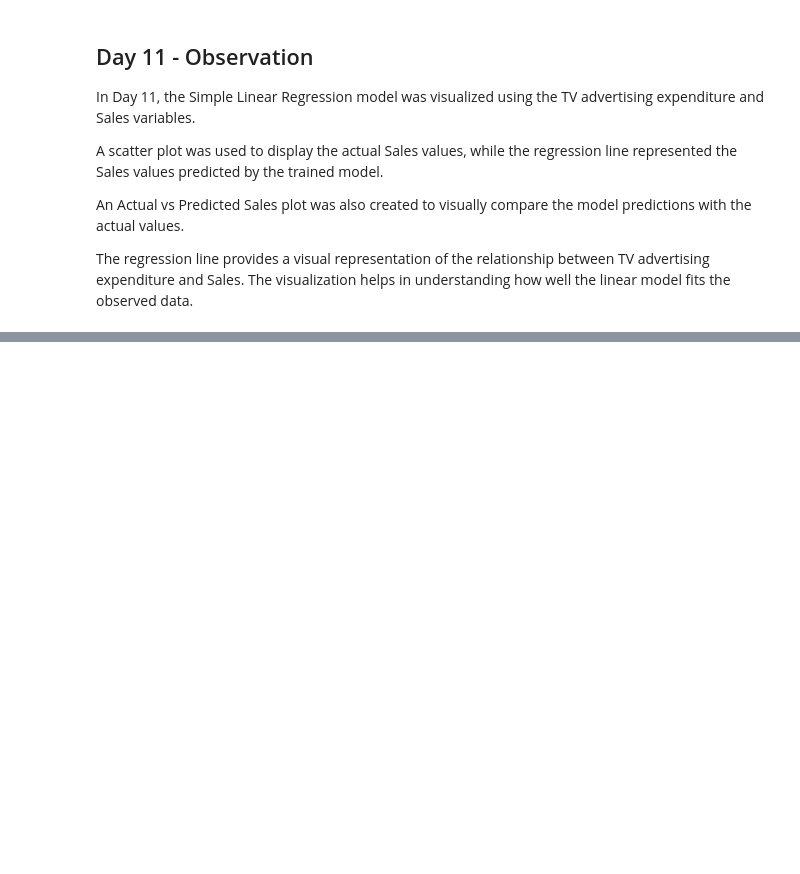
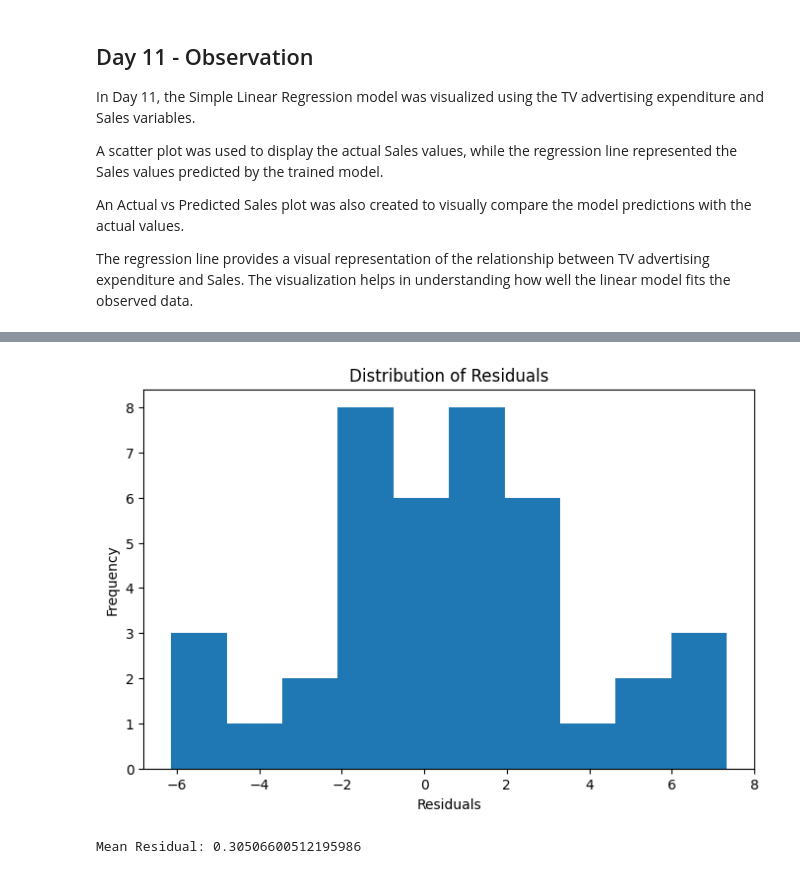
Before and after one commit to shreeshreeya69-crypto/simple-linear-regression-ybi, a Jupyter notebook: Simple_Linear_Regression_YBI.ipynb, the cells around one changed output, grey strips where cells are left out. Cells and saved outputs as stored; diff of their text form; code cells hidden in the pictures; blank space fills up the shorter version.

```diff
--- a/Simple_Linear_Regression_YBI.ipynb
+++ b/Simple_Linear_Regression_YBI.ipynb
@@ -1121,0 +1265,16 @@ The regression line provides a visual representation of the relationship between
+# %%
+plt.figure(figsize=(8, 5))
+
+plt.hist(residuals, bins=10)
+
+plt.xlabel("Residuals")
+plt.ylabel("Frequency")
+plt.title("Distribution of Residuals")
+
+plt.show()
+# %% [output]
+[figure, added]
+# %%
+print("Mean Residual:", residuals.mean())
+# %% [output]
+Mean Residual: 0.30506600512195986
```
Also changed, not shown: parts of 30 cells of this notebook.
